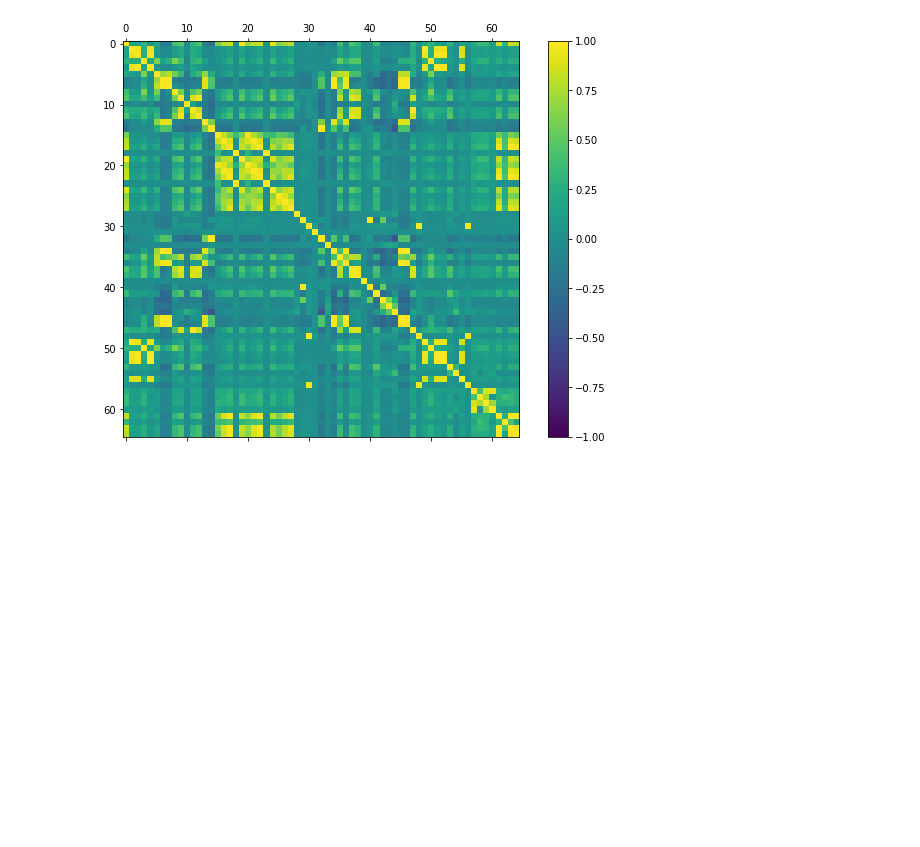
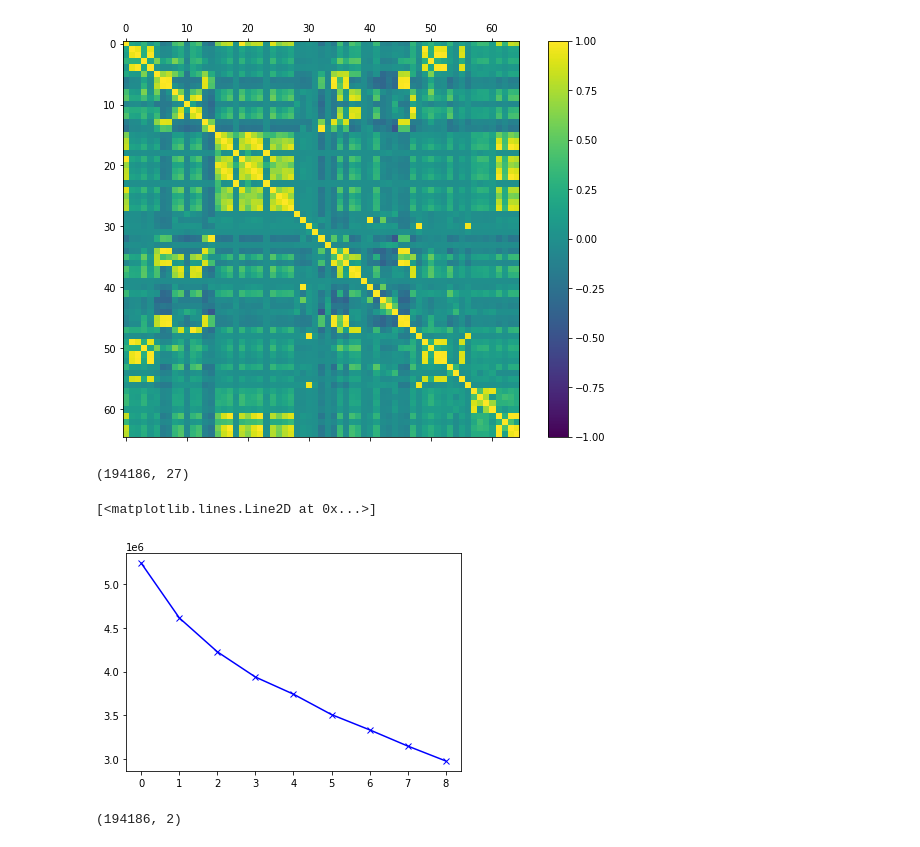
Before and after one commit to fatemehkarimi/network-attack-type-detection, a Jupyter notebook: src/preprocess/preprocess.ipynb, the cells around one changed output. Cells and saved outputs as stored; diff of their text form; code cells hidden in the pictures; blank space fills up the shorter version.

Commit message:
outlier detection with kmeans clustering

```diff
--- a/src/preprocess/preprocess.ipynb
+++ b/src/preprocess/preprocess.ipynb
@@ -57,6 +70,7 @@ df.drop(
 # %%
 df.replace([np.inf, -np.inf], np.nan, inplace=True)
 df.dropna(axis=0, inplace=True)
+df.reset_index(drop=True, inplace=True)
 # %%
 categorical_features = [features['protocol'], features['inbound']]
 numeric_features = [f for f in df.columns
@@ -67,7 +81,7 @@ df.loc[df[class_label] != 0, class_label] = 1
 # %%
 df = remove_zero_variance(df, numeric_features)
 # %%
-numeric_df = df.drop(categorical_features, axis=1)
+numeric_df = df.drop(categorical_features + [class_label], axis=1)
 corr_matrix = numeric_df.corr(method='pearson')
 # %%
 redundent_features = set()
@@ -85,5 +99,21 @@ plot_correlation(
 # %% [output]
 [figure]
 # %%
-df.drop(list(redundent_features), axis=True, inplace=True)
-df.to_csv(f'clean-{filename}', index=False)
+df.drop(list(redundent_features), axis=1, inplace=True)
+# %%
+numeric_df = df.drop(categorical_features + [class_label], axis=1)
+scale = StandardScaler()
+X = scale.fit_transform(numeric_df)
+print(X.shape)
+# %% [output]
+(194186, 27)
+# %%
+cost = []
+for i in range(1, 10):
+    kmeans = KMeans(n_clusters=i)
+    kmeans.fit(X)
+    cost.append(kmeans.inertia_)
+plt.plot(cost, 'bx-')
+# %% [output]
+[<matplotlib.lines.Line2D at 0x...>]
+[figure, added]
@@ -89,0 +124,7 @@ df.to_csv(f'clean-{filename}', index=False)
+# %%
+pca = PCA(2)
+pca.fit(X)
+X_PCA = pca.transform(X)
+X_PCA.shape
+# %% [output]
+(194186, 2)
```
Also changed, not shown: parts of 8 cells of this notebook, 2 other files.
